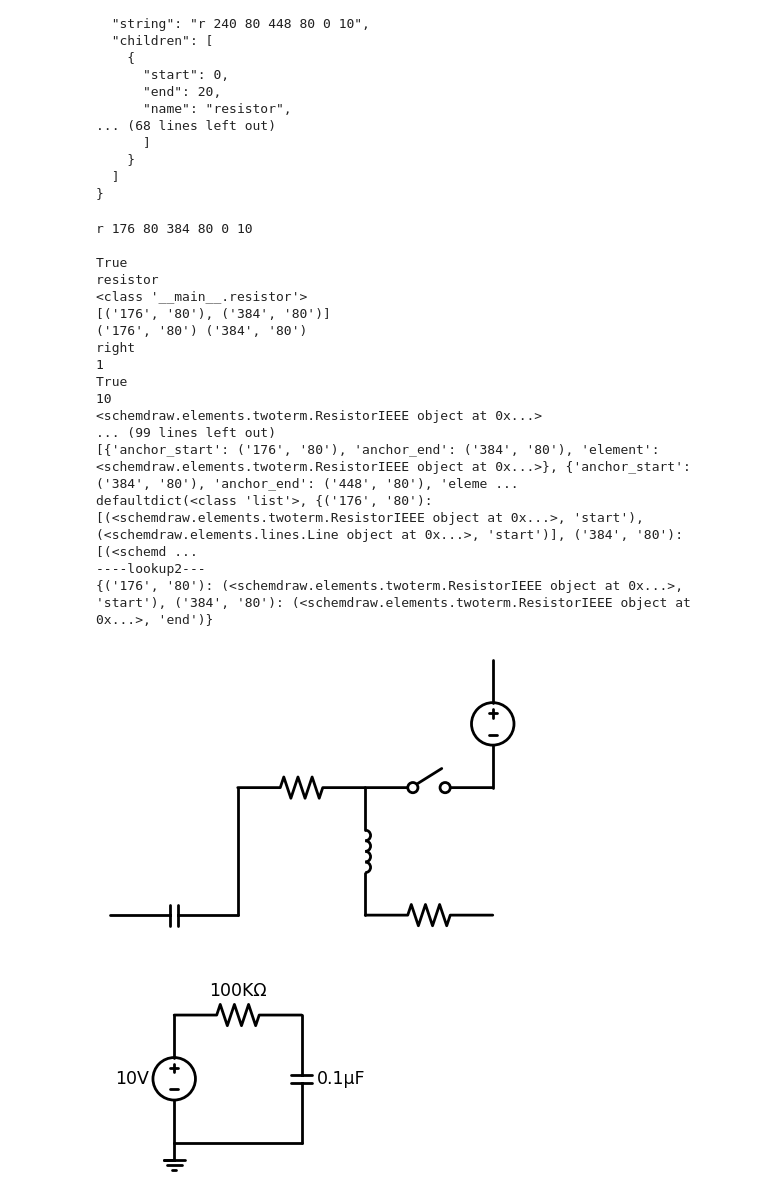
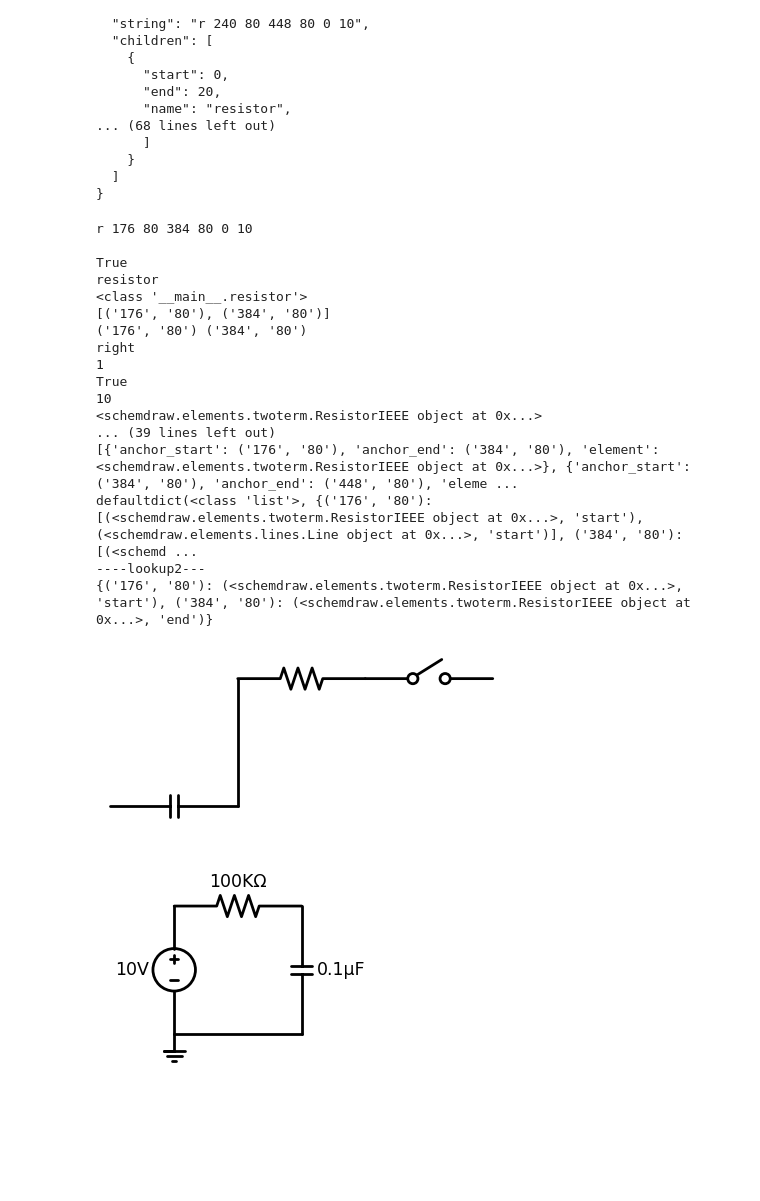
Before and after one commit to raspberrypisig/circuitjs2schemdraw, a Jupyter notebook: main.ipynb, the cells around one changed output. Saved outputs shown, nothing was run; the diff lists cells and outputs as text; code cells hidden in the pictures; blank space fills up the shorter version.

```diff
--- a/main.ipynb
+++ b/main.ipynb
@@ -269,7 +269,7 @@ component_list = []
 element_list = []
 lookup = defaultdict(list)
 
-with open('tests/basic2.txt') as f:
+with open('tests/basic3.txt') as f:
 #with open('tests/basic.txt') as f:
 #with open('tests/sample2.txt') as f:
     f.readline()
@@ -341,6 +341,7 @@ with schemdraw.Drawing() as d:
     print(lookup2)
 
     d += first_element['element']
+
     i = 1
     current = anchor_end
 
@@ -360,35 +361,35 @@ with schemdraw.Drawing() as d:
 
         elif anchor_end in lookup2:
             f,g = lookup2[anchor_end]
             d += e.at(getattr(f, g))
             i = i + 1
             lookup2[anchor_start] = (e, 'start')
             lookup2[anchor_end] = (e, 'end')
 
         else:
             pass
 #with schemdraw.Drawing() as d:
 #    for c in component_list:
 #        d += c
 # %% [output]
 r 176 80 384 80 0 10
 
 True
 resistor
 <class '__main__.resistor'>
 [('176', '80'), ('384', '80')]
 ('176', '80') ('384', '80')
 right
 1
 True
 10
 <schemdraw.elements.twoterm.ResistorIEEE object at 0x...>
-... (99 lines left out)
+... (39 lines left out)
 [{'anchor_start': ('176', '80'), 'anchor_end': ('384', '80'), 'element': <schemdraw.elements.twoterm.ResistorIEEE object at 0x...>}, {'anchor_start': ('384', '80'), 'anchor_end': ('448', '80'), 'eleme ...
 defaultdict(<class 'list'>, {('176', '80'): [(<schemdraw.elements.twoterm.ResistorIEEE object at 0x...>, 'start'), (<schemdraw.elements.lines.Line object at 0x...>, 'start')], ('384', '80'): [(<schemd ...
 ----lookup2---
 {('176', '80'): (<schemdraw.elements.twoterm.ResistorIEEE object at 0x...>, 'start'), ('384', '80'): (<schemdraw.elements.twoterm.ResistorIEEE object at 0x...>, 'end')}
-[figure, old version]
+[figure, new version]
 # %%
 %matplotlib inline
 %config InlineBackend.figure_format = 'svg'
```
Also changed, not shown: parts of 1 cell of this notebook, 1 other file.
